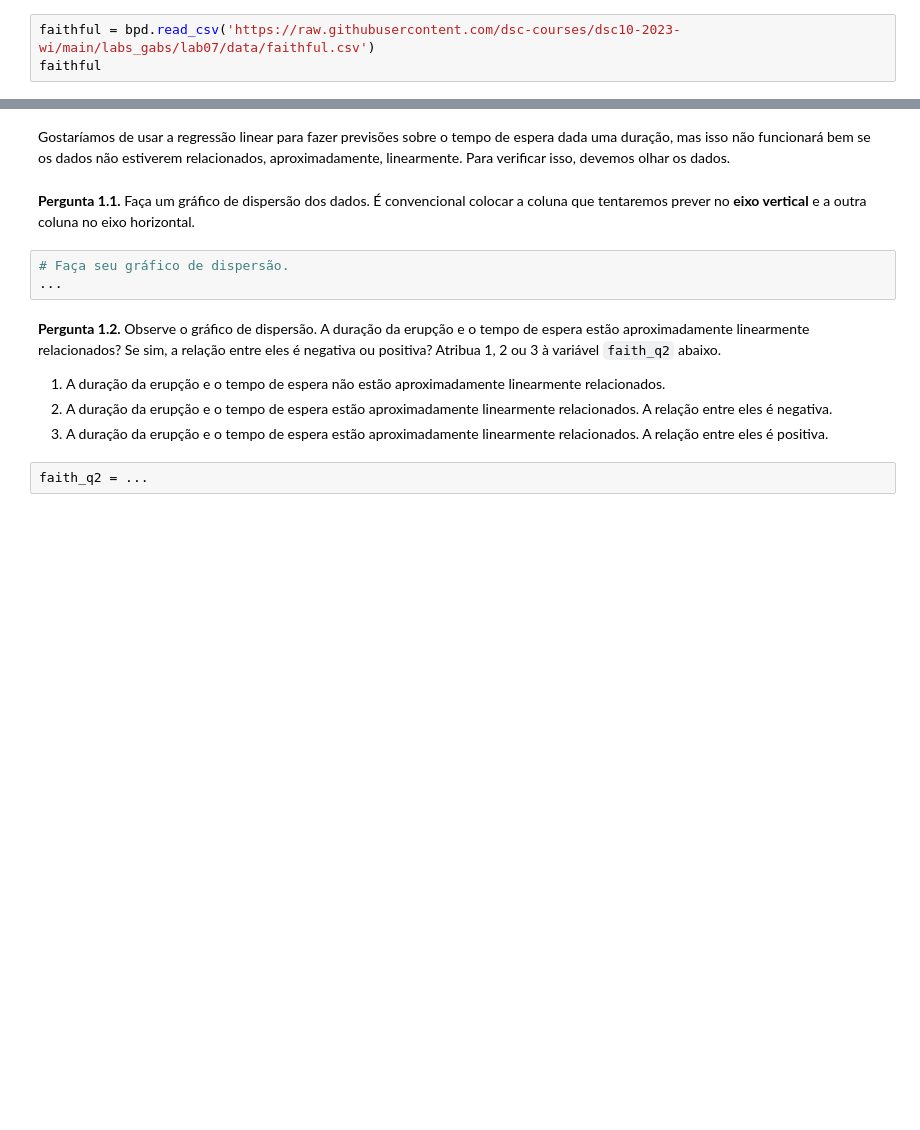
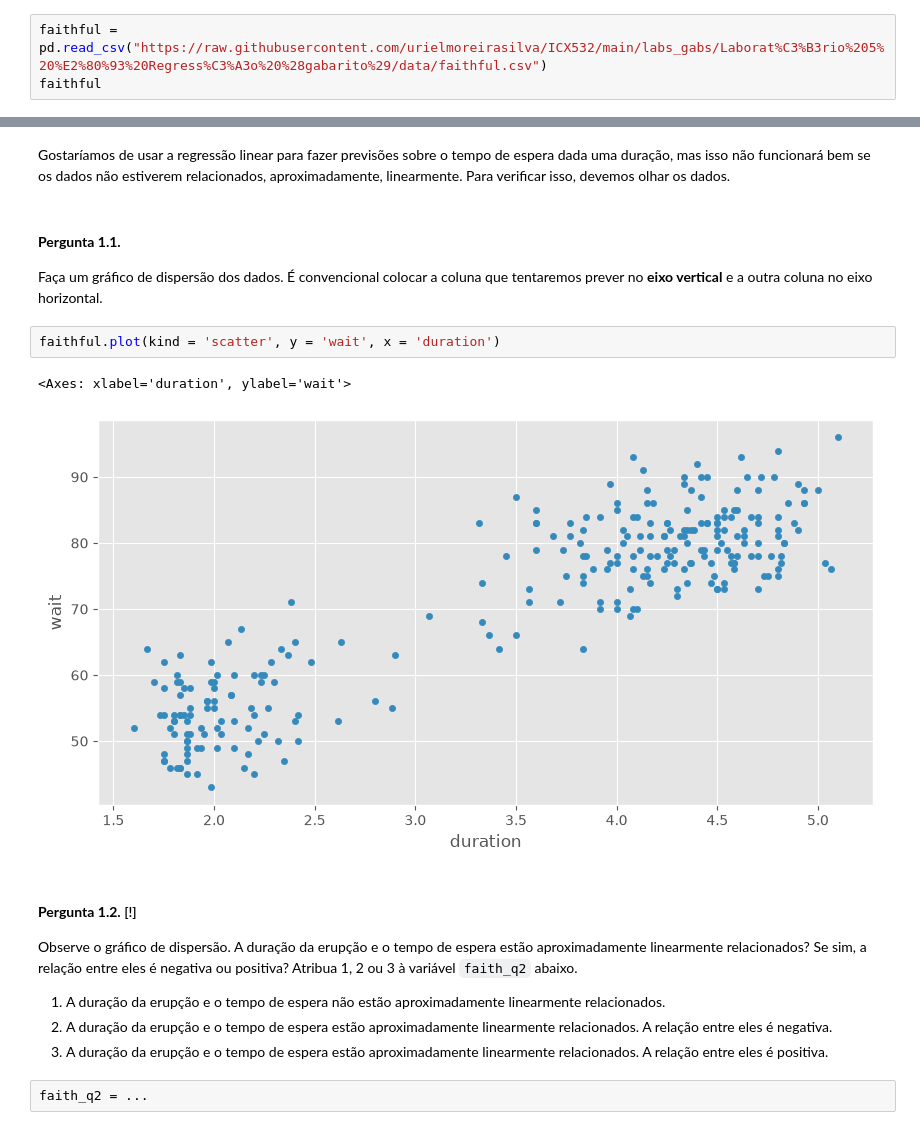
Before and after one commit to urielmoreirasilva/ICX532, a Jupyter notebook: labs_gabs/Laboratório 5 – Regressão (gabarito)/Laboratório 5 – Regressão (gabarito).ipynb, the cells around one changed output, grey strips where cells are left out. Drawn from its saved outputs; the diff is of its cells as text; blank space fills up the shorter version.

```diff
--- a/labs_gabs/Laboratório 5 – Regressão (gabarito)/Laboratório 5 – Regressão (gabarito).ipynb
+++ b/labs_gabs/Laboratório 5 – Regressão (gabarito)/Laboratório 5 – Regressão (gabarito).ipynb
@@ -41,6 +41,6 @@ O conjunto de dados possui uma linha para cada erupção observada.  Inclui as s
 
 Execute a próxima célula para carregar o conjunto de dados.
 # %%
-faithful = bpd.read_csv('https://raw.githubusercontent.com/dsc-courses/dsc10-2023-wi/main/labs_gabs/lab07/data/faithful.csv')
+faithful = pd.read_csv("https://raw.githubusercontent.com/urielmoreirasilva/ICX532/main/labs_gabs/Laborat%C3%B3rio%205%20%E2%80%93%20Regress%C3%A3o%20%28gabarito%29/data/faithful.csv")
 faithful
 # %% [output]
@@ -48,12 +60,18 @@ HTTPError: HTTP Error 404: Not Found
 # %% [markdown]
 Gostaríamos de usar a regressão linear para fazer previsões sobre o tempo de espera dada uma duração, mas isso não funcionará bem se os dados não estiverem relacionados, aproximadamente, linearmente.  Para verificar isso, devemos olhar os dados.
 # %% [markdown]
-**Pergunta 1.1.** Faça um gráfico de dispersão dos dados.  É convencional colocar a coluna que tentaremos prever no **eixo vertical** e a outra coluna no eixo horizontal.
+#### **Pergunta 1.1.**
+
+Faça um gráfico de dispersão dos dados.  É convencional colocar a coluna que tentaremos prever no **eixo vertical** e a outra coluna no eixo horizontal.
-# %%
-# Faça seu gráfico de dispersão.
-...
+# %%
+faithful.plot(kind = 'scatter', y = 'wait', x = 'duration')
+# %% [output]
+<Axes: xlabel='duration', ylabel='wait'>
+[figure, added]
 # %% [markdown]
-**Pergunta 1.2.** Observe o gráfico de dispersão. A duração da erupção e o tempo de espera estão aproximadamente linearmente relacionados?  Se sim, a relação entre eles é negativa ou positiva?  Atribua 1, 2 ou 3 à variável `faith_q2` abaixo.
+#### **Pergunta 1.2.** [!]
+
+Observe o gráfico de dispersão. A duração da erupção e o tempo de espera estão aproximadamente linearmente relacionados?  Se sim, a relação entre eles é negativa ou positiva?  Atribua 1, 2 ou 3 à variável `faith_q2` abaixo.
 1. A duração da erupção e o tempo de espera não estão aproximadamente linearmente relacionados.
 2. A duração da erupção e o tempo de espera estão aproximadamente linearmente relacionados. A relação entre eles é negativa.
 3. A duração da erupção e o tempo de espera estão aproximadamente linearmente relacionados. A relação entre eles é positiva.
```
Also changed, not shown: parts of 30 cells of this notebook.
